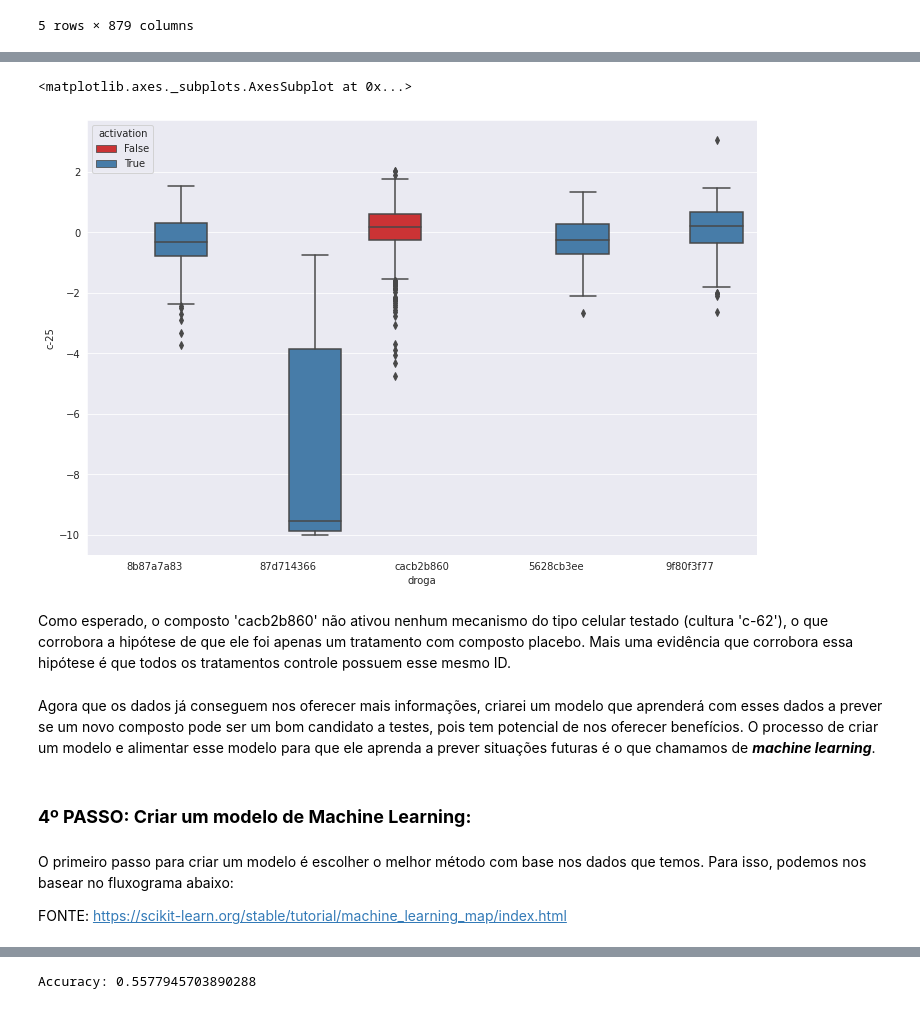
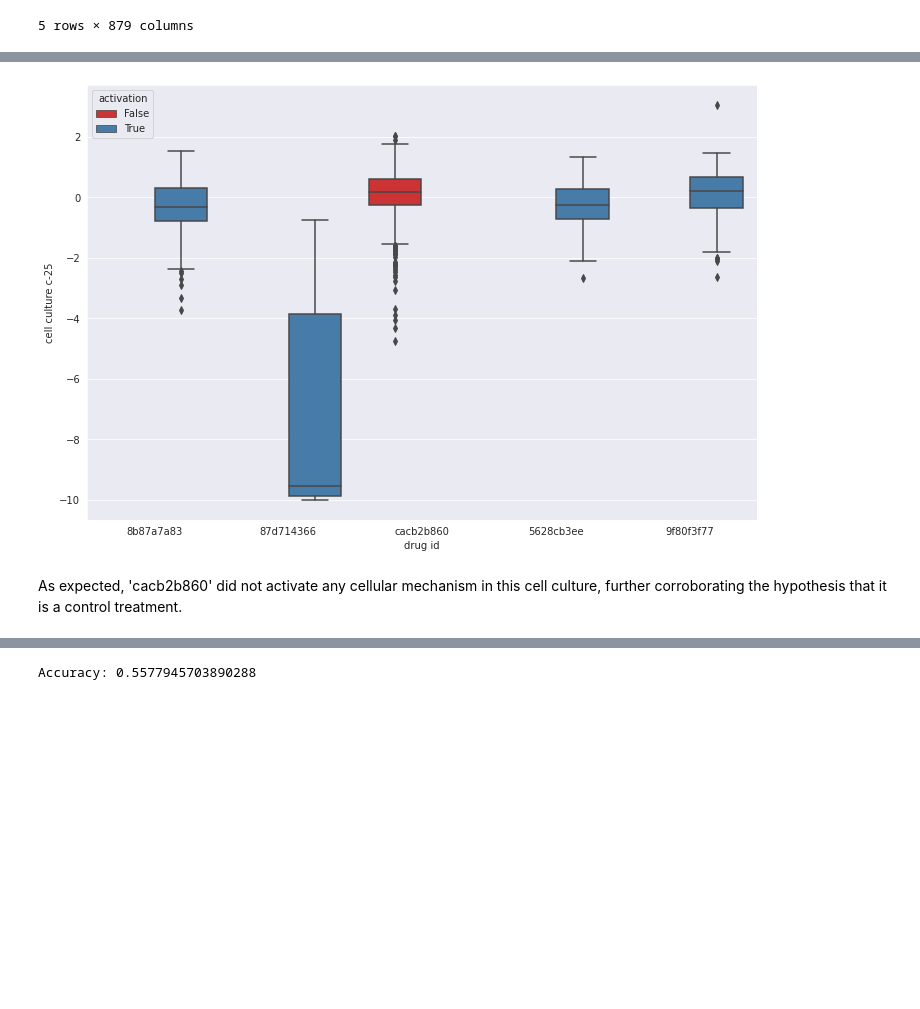
Before and after one commit to rossmodolin/imersao-dados-desafio-final, a Jupyter notebook: alura_challenge_rossana_modolin.ipynb, the cells around one changed output, grey strips where cells are left out. Drawn from its saved outputs; the diff is of its cells as text; code cells hidden in the pictures; blank space fills up the shorter version.

```diff
--- a/alura_challenge_rossana_modolin.ipynb
+++ b/alura_challenge_rossana_modolin.ipynb
@@ -224,19 +205,11 @@ Para tentar mostrar de outra forma que o composto 'cacb2b860' talvez seja um tra
 # %%
 all_drugs = merged_df['droga'].value_counts().index[:5]
 plt.figure(figsize=(12,8))
 sns.boxplot(data = merged_df.query('droga in @all_drugs'), y = 'c-25', x = 'droga', hue = 'activation', palette='Set1')
+plt.xlabel('drug id')
+plt.ylabel('cell culture c-25')
+plt.show()
 # %% [output]
-<matplotlib.axes._subplots.AxesSubplot at 0x...>
-[figure, old version]
+[figure, new version]
-# %% [markdown]
-Como esperado, o composto 'cacb2b860' não ativou nenhum mecanismo do tipo celular testado (cultura 'c-62'), o que corrobora a hipótese de que ele foi apenas um tratamento com composto placebo.
-Mais uma evidência que corrobora essa hipótese é que todos os tratamentos controle possuem esse mesmo ID.
-# %% [markdown]
-Agora que os dados já conseguem nos oferecer mais informações, criarei um modelo que aprenderá com esses dados a prever se um novo composto pode ser um bom candidato a testes, pois tem potencial de nos oferecer benefícios.
-O processo de criar um modelo e alimentar esse modelo para que ele aprenda a prever situações futuras é o que chamamos de ***machine learning***.
-# %% [markdown]
-### **4º PASSO: Criar um modelo de Machine Learning:**
-# %% [markdown]
-O primeiro passo para criar um modelo é escolher o melhor método com base nos dados que temos. Para isso, podemos nos basear no fluxograma abaixo:
-
-FONTE: https://scikit-learn.org/stable/tutorial/machine_learning_map/index.html
+# %% [markdown]
+As expected, 'cacb2b860' did not activate any cellular mechanism in this cell culture, further corroborating the hypothesis that it is a control treatment.
```
Also changed, not shown: parts of 73 cells of this notebook.
